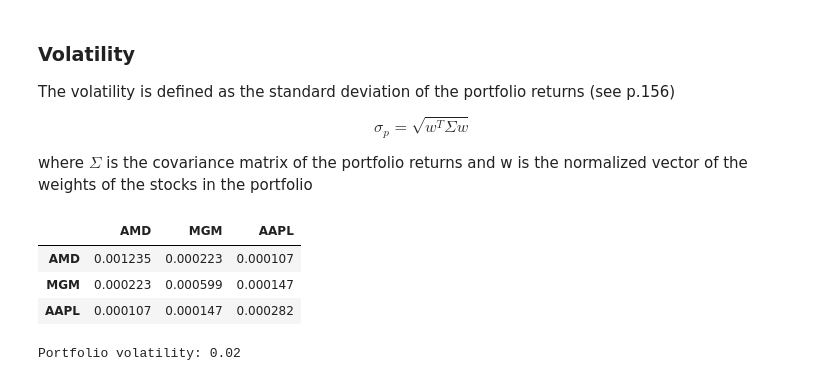
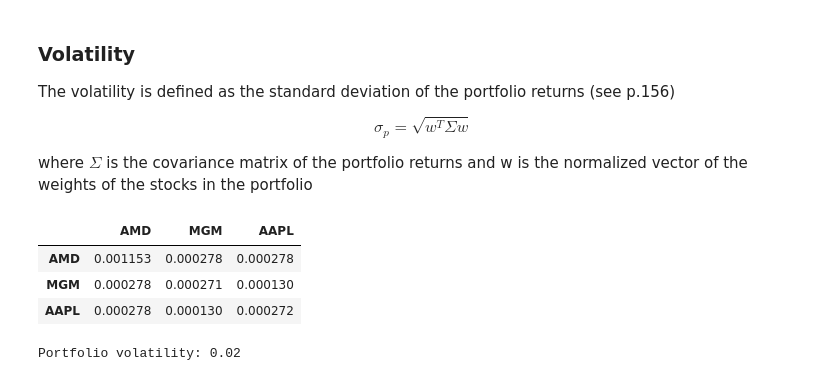
Before and after one commit to luigiselmi/finstat, a Jupyter notebook: palomar/ch6_portfolio_basics.ipynb, the cells around one changed output. Saved outputs shown, nothing was run; the diff lists cells and outputs as text; code cells hidden in the pictures.

```diff
--- a/palomar/ch6_portfolio_basics.ipynb
+++ b/palomar/ch6_portfolio_basics.ipynb
@@ -130,7 +130,7 @@ We use the DataFrame method [pct_change()](https://pandas.pydata.org/docs/refere
 
 $$r_t = \frac{p_t - p_{t-1}}{p_{t-1}}$$
 # %%
-stock_returns_2019 = stock_prices_2019.pct_change()
+stock_returns_2019 = stock_prices_2019.pct_change().dropna()
 # Plot returns
 fig, ax = plt.subplots(figsize=(12, 6))
 stock_returns_2019.plot(ax=ax)
@@ -243,13 +247,13 @@ $$\sigma_p = \sqrt{w^T \Sigma w}$$
 
 where $\Sigma$ is the covariance matrix of the portfolio returns and w is the normalized vector of the weights of the stocks in the portfolio
 # %%
-cov_matrix = SP500_returns_2015.cov()
+cov_matrix = stock_returns_2019.cov()
 cov_matrix
 # %% [output]
 |  | AMD | MGM | AAPL |
-| AMD | 0.001235 | 0.000223 | 0.000107 |
-| MGM | 0.000223 | 0.000599 | 0.000147 |
-| AAPL | 0.000107 | 0.000147 | 0.000282 |
+| AMD | 0.001153 | 0.000278 | 0.000278 |
+| MGM | 0.000278 | 0.000271 | 0.000130 |
+| AAPL | 0.000278 | 0.000130 | 0.000272 |
 # %%
 volatility = np.sqrt(np.dot(np.transpose(w_norm), np.dot(cov_matrix.to_numpy(), w_norm)))
 print('Portfolio volatility: {:.2f}'.format(volatility))
```
Also changed, not shown: parts of 22 cells of this notebook.
